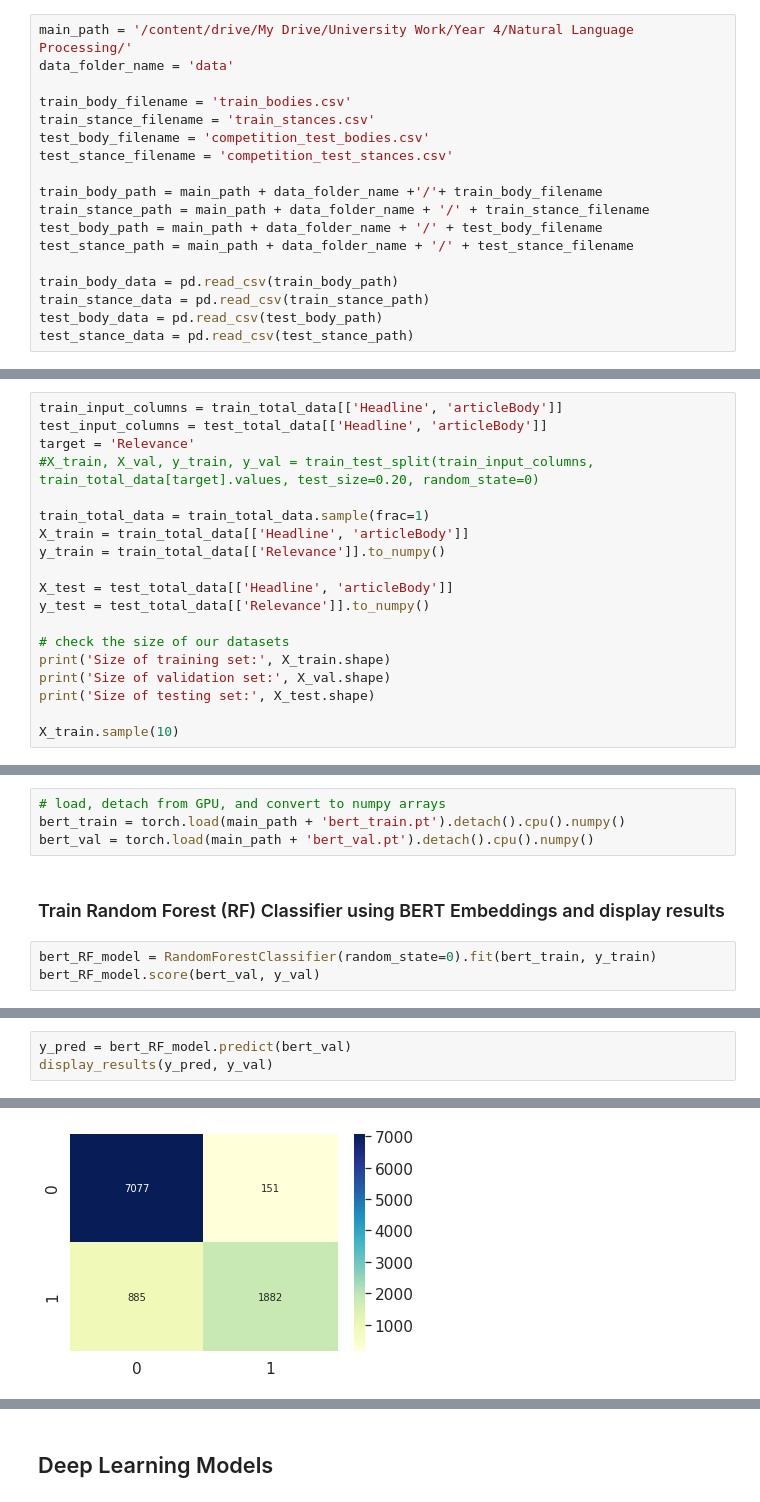
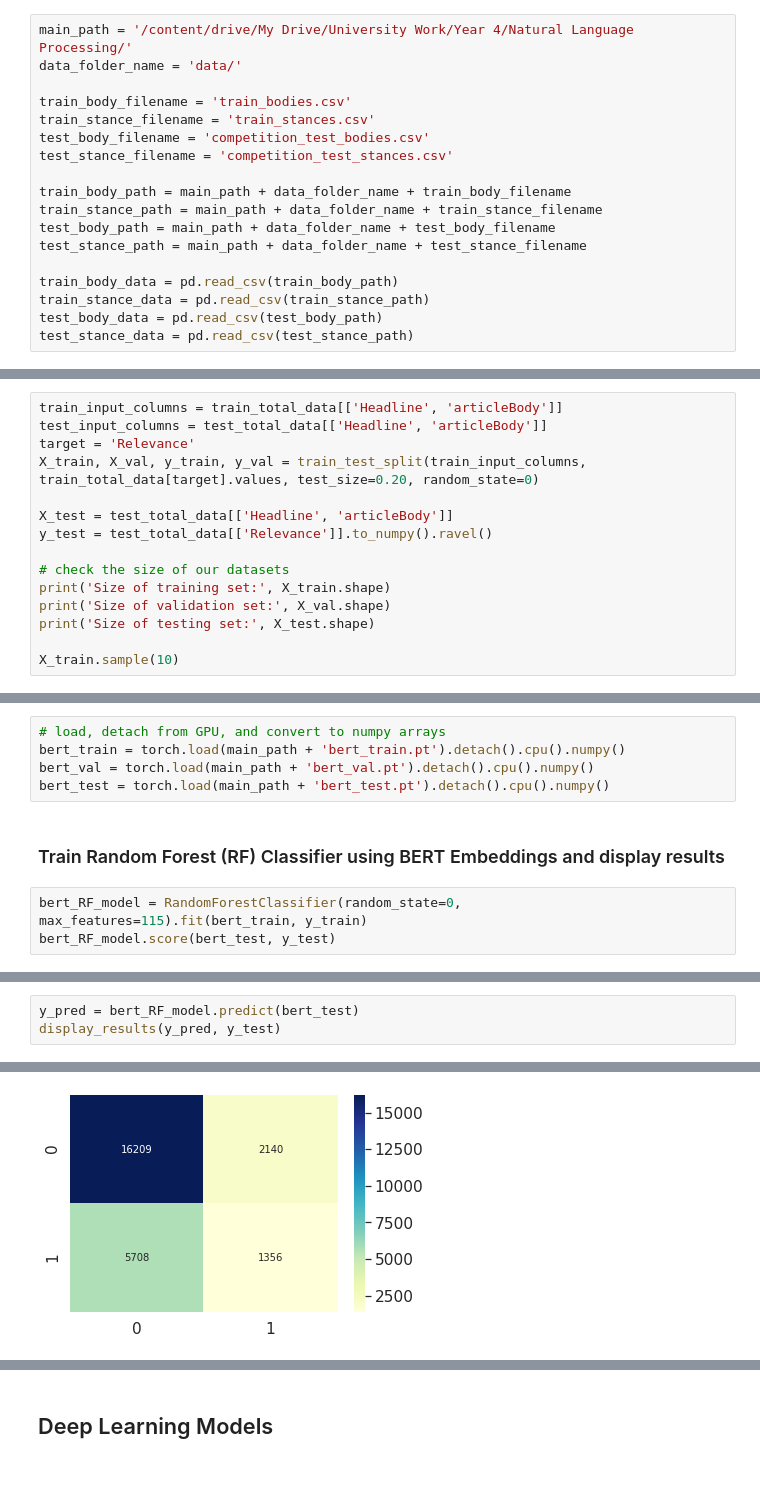
Before and after one commit to FaiZaman/Fake-News-Detection-with-Natural-Language-Processing, a Jupyter notebook: Fake_News_Challenge_Classifier.ipynb, the cells around one changed output, grey strips where cells are left out. Drawn from its saved outputs; the diff is of its cells as text; blank space fills up the shorter version.

Commit message:
Re-ran models on competition dataset

```diff
--- a/Fake_News_Challenge_Classifier.ipynb
+++ b/Fake_News_Challenge_Classifier.ipynb
@@ -52,17 +54,17 @@ Successfully installed huggingface-hub-0.0.8 sacremoses-0.0.45 tokenizers-0.10.2
 ### Load the data
 # %%
 main_path = '/content/drive/My Drive/University Work/Year 4/Natural Language Processing/'
-data_folder_name = 'data'
+data_folder_name = 'data/'
 
 train_body_filename = 'train_bodies.csv'
 train_stance_filename = 'train_stances.csv'
 test_body_filename = 'competition_test_bodies.csv'
 test_stance_filename = 'competition_test_stances.csv'
 
-train_body_path = main_path + data_folder_name +'/'+ train_body_filename
-train_stance_path = main_path + data_folder_name + '/' + train_stance_filename
-test_body_path = main_path + data_folder_name + '/' + test_body_filename
-test_stance_path = main_path + data_folder_name + '/' + test_stance_filename
+train_body_path = main_path + data_folder_name + train_body_filename
+train_stance_path = main_path + data_folder_name + train_stance_filename
+test_body_path = main_path + data_folder_name + test_body_filename
+test_stance_path = main_path + data_folder_name + test_stance_filename
 
 train_body_data = pd.read_csv(train_body_path)
 train_stance_data = pd.read_csv(train_stance_path)
@@ -120,14 +122,10 @@ train_total_data.sample(10)
 train_input_columns = train_total_data[['Headline', 'articleBody']]
 test_input_columns = test_total_data[['Headline', 'articleBody']]
 target = 'Relevance'
-#X_train, X_val, y_train, y_val = train_test_split(train_input_columns, train_total_data[target].values, test_size=0.20, random_state=0)
-
-train_total_data = train_total_data.sample(frac=1)
-X_train = train_total_data[['Headline', 'articleBody']]
-y_train = train_total_data[['Relevance']].to_numpy()
+X_train, X_val, y_train, y_val = train_test_split(train_input_columns, train_total_data[target].values, test_size=0.20, random_state=0)
 
 X_test = test_total_data[['Headline', 'articleBody']]
-y_test = test_total_data[['Relevance']].to_numpy()
+y_test = test_total_data[['Relevance']].to_numpy().ravel()
 
 # check the size of our datasets
 print('Size of training set:', X_train.shape)
@@ -354,9 +362,10 @@ Batch 6400
 # load, detach from GPU, and convert to numpy arrays
 bert_train = torch.load(main_path + 'bert_train.pt').detach().cpu().numpy()
 bert_val = torch.load(main_path + 'bert_val.pt').detach().cpu().numpy()
+bert_test = torch.load(main_path + 'bert_test.pt').detach().cpu().numpy()
 # %% [markdown]
 ### Train Random Forest (RF) Classifier using BERT Embeddings and display results
 # %%
-bert_RF_model = RandomForestClassifier(random_state=0).fit(bert_train, y_train)
-bert_RF_model.score(bert_val, y_val)
+bert_RF_model = RandomForestClassifier(random_state=0, max_features=115).fit(bert_train, y_train)
+bert_RF_model.score(bert_test, y_test)
 # %% [output]
@@ -364,6 +373,6 @@ bert_RF_model.score(bert_val, y_val)
 # %%
-y_pred = bert_RF_model.predict(bert_val)
-display_results(y_pred, y_val)
+y_pred = bert_RF_model.predict(bert_test)
+display_results(y_pred, y_test)
 # %% [output]
               precision    recall  f1-score   support
 
@@ -376 +385 @@ weighted avg       0.90      0.90      0.89      9995
-[figure, old version]
+[figure, new version]
```
Also changed, not shown: parts of 16 cells of this notebook.
